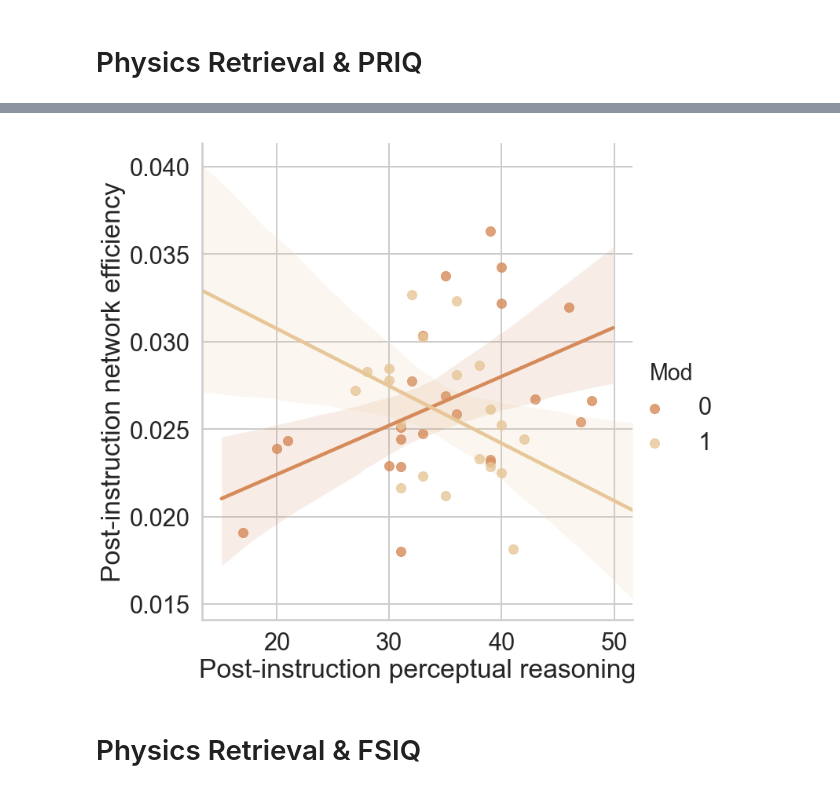
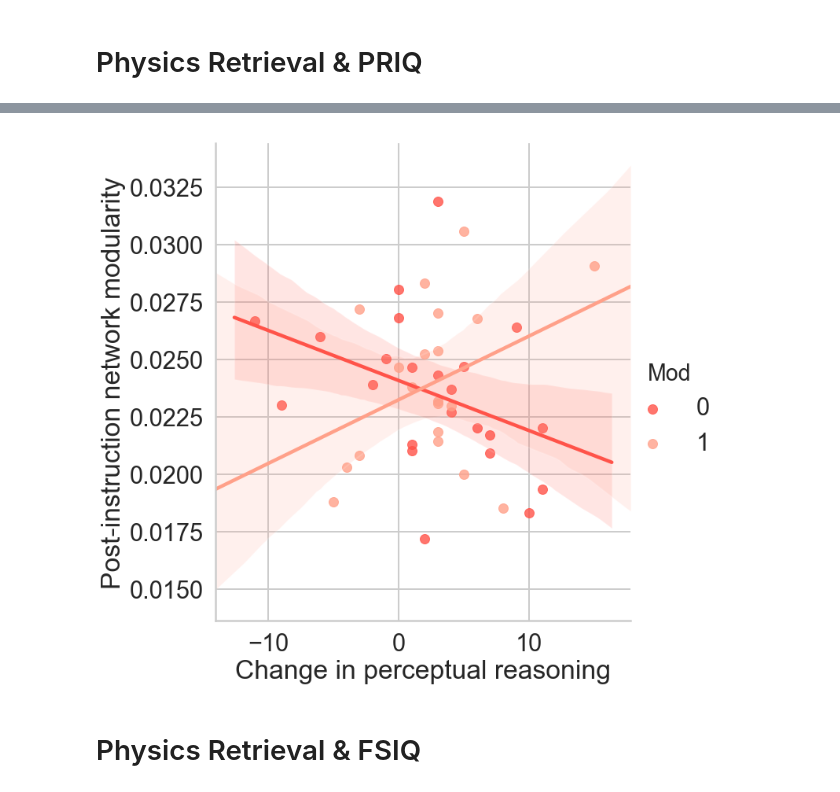
Before and after one commit to 62442katieb/IDConn, a Jupyter notebook: brainXbehavior_correlations.ipynb, the cells around one changed output, grey strips where cells are left out. Cells and saved outputs as stored; diff of their text form; code cells hidden in the pictures.

Commit message:
addressing bugs in graph-making code

```diff
--- a/brainXbehavior_correlations.ipynb
+++ b/brainXbehavior_correlations.ipynb
@@ -955,3 +1035,12 @@ Post Full Scale IQ & Post Charpath, Efficiency ($\alpha$ < 0.05): IQXSex, Sex.
+# %%
+crayons_l = sns.crayon_palette(['Vivid Tangerine', 'Cornflower'])
+crayons_d = sns.crayon_palette(['Brick Red', 'Midnight Blue'])
+
+f = sns.diverging_palette(8.2, 44, s=85, l=50, n=200)
+m = sns.diverging_palette(243, 278, s=85, l=50, n=200)
+
+f_2 = sns.crayon_palette(['Red Orange', 'Vivid Tangerine'])
+m_2 = sns.crayon_palette(['Cerulean', 'Cornflower'])
 # %% [markdown]
 # Physics Retrieval & PRIQ
 # %%
@@ -984,12 +1075,12 @@ h.savefig(join(fig_dir, 'RETR_phys_post-cplXpost-priq_f.png'), dpi=300)
 # %%
-h = sns.lmplot('Perceptual Reasoning Sum_2', 'post phys retr shen eff', data=df_f, hue='Mod',
+h = sns.lmplot('delta Perceptual Reasoning', 'post gen retr shen mod', data=df_f, hue='Mod',
            palette=f_2, legend_out=True, height=10.)
 
-h.set_xlabels('Post-instruction perceptual reasoning')
-h.set_ylabels('Post-instruction network efficiency')
-h.savefig(join(fig_dir, 'RETR_phys_post-effXpost-priq_f.png'), dpi=300)
+h.set_xlabels('Change in perceptual reasoning')
+h.set_ylabels('Post-instruction network modularity')
+h.savefig(join(fig_dir, 'RETR_gen_post-modXdelta-priq_f.png'), dpi=300)
 # %% [output]
-[figure, old version]
+[figure, new version]
 # %% [markdown]
 # Physics Retrieval & FSIQ
 # %%
```
Also changed, not shown: parts of 37 cells of this notebook, 6 other files.
